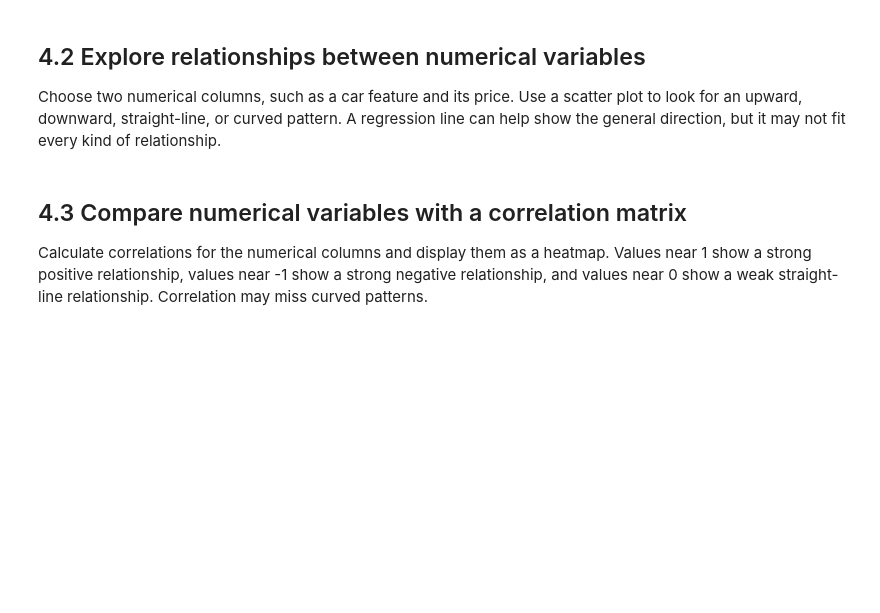
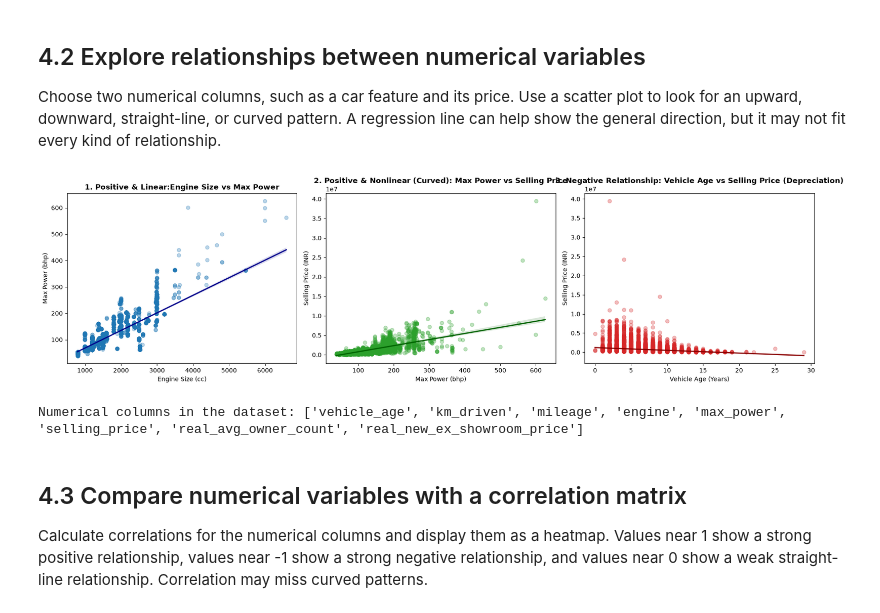
Before and after one commit to Data-six6/car_price_prediction, a Jupyter notebook: Car_Sale_Analysis/notebooks/04_correlation_and_association.ipynb, the cells around one changed output. Cells and saved outputs as stored; diff of their text form; code cells hidden in the pictures; blank space fills up the shorter version.

```diff
--- a/Car_Sale_Analysis/notebooks/04_correlation_and_association.ipynb
+++ b/Car_Sale_Analysis/notebooks/04_correlation_and_association.ipynb
@@ -13,7 +13,7 @@ import matplotlib.pyplot as plt
 import pandas as pd
 import seaborn as sns
 
-DATASET_PATH = Path("../data/processed/cardekho_cleaned.csv")
+DATASET_PATH = Path("../data/final_destination.csv")
 if not DATASET_PATH.exists():
     raise FileNotFoundError(f"Place the cleaned CarDekho CSV at {DATASET_PATH.resolve()}")
 
@@ -25,15 +48,48 @@ display(df.dtypes.rename("data type").to_frame())
 
 Choose two numerical columns, such as a car feature and its price. Use a scatter plot to look for an upward, downward, straight-line, or curved pattern. A regression line can help show the general direction, but it may not fit every kind of relationship.
 # %%
-# TODO: Replace the example column names with two numerical columns from df.
-# x_column = "feature_column"
-# y_column = "price_column"
-#
-# sns.regplot(data=df, x=x_column, y=y_column,
-#             scatter_kws={"alpha": 0.5}, line_kws={"color": "red"})
-# plt.title(f"{y_column} compared with {x_column}")
-# plt.tight_layout()
-# plt.show()
+# 4.2 Numerical Relationships: Positive, Negative, Linear, and Nonlinear Relationships
+fig, axes = plt.subplots(1, 3, figsize=(18, 5))
+
+# 1. Positive & Linear Relationship: Engine Size vs Max Power
+sns.regplot(
+    data=df, x="engine", y="max_power", ax=axes[0],
+    scatter_kws={"alpha": 0.3, "color": "#1f77b4"},
+    line_kws={"color": "darkblue", "linewidth": 2}
+)
+axes[0].set_title("1. Positive & Linear:Engine Size vs Max Power", fontsize=12, fontweight="bold")
+axes[0].set_xlabel("Engine Size (cc)")
+axes[0].set_ylabel("Max Power (bhp)")
+
+# 2. Positive & Nonlinear (Curved) Relationship: Max Power vs Selling Price
+sns.regplot(
+    data=df, x="max_power", y="selling_price", ax=axes[1],
+    scatter_kws={"alpha": 0.3, "color": "#2ca02c"},
+    line_kws={"color": "darkgreen", "linewidth": 2}
+)
+axes[1].set_title("2. Positive & Nonlinear (Curved): Max Power vs Selling Price", fontsize=12, fontweight="bold")
+axes[1].set_xlabel("Max Power (bhp)")
+axes[1].set_ylabel("Selling Price (INR)")
+
+# 3. Negative Relationship: Vehicle Age vs Selling Price (Depreciation)
+sns.regplot(
+    data=df, x="vehicle_age", y="selling_price", ax=axes[2],
+    scatter_kws={"alpha": 0.3, "color": "#d62728"},
+    line_kws={"color": "darkred", "linewidth": 2}
+)
+axes[2].set_title("3. Negative Relationship: Vehicle Age vs Selling Price (Depreciation)", fontsize=12, fontweight="bold")
+axes[2].set_xlabel("Vehicle Age (Years)")
+axes[2].set_ylabel("Selling Price (INR)")
+
+plt.tight_layout()
+plt.show()
+# %% [output]
+[figure, added]
+# %%
+numerical_columns = df.select_dtypes(include=["number"]).columns
+print("Numerical columns in the dataset:" , numerical_columns.tolist())
+# %% [output]
+Numerical columns in the dataset: ['vehicle_age', 'km_driven', 'mileage', 'engine', 'max_power', 'selling_price', 'real_avg_owner_count', 'real_new_ex_showroom_price']
 # %% [markdown]
 ## 4.3 Compare numerical variables with a correlation matrix
 
```
Also changed, not shown: parts of 5 cells of this notebook.
